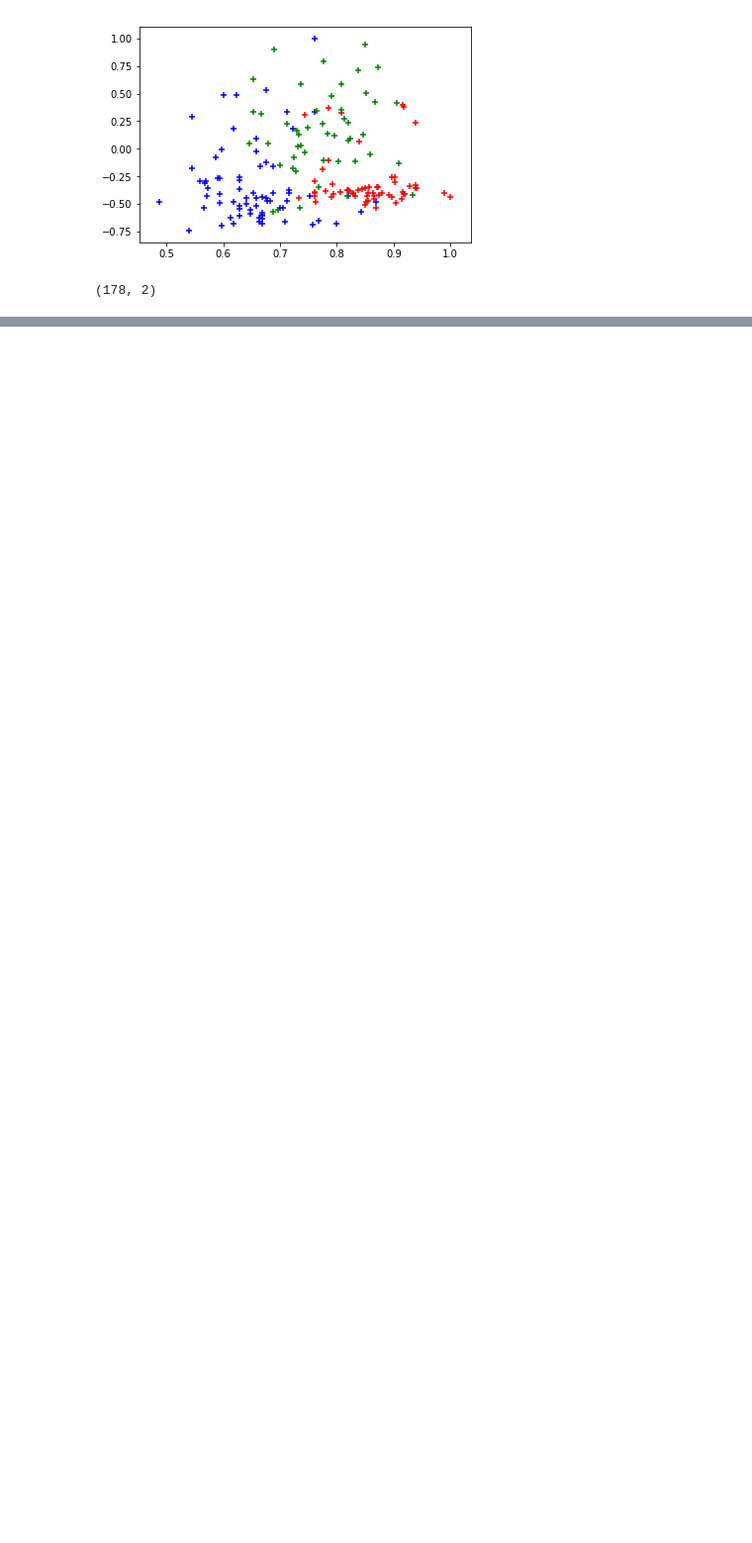
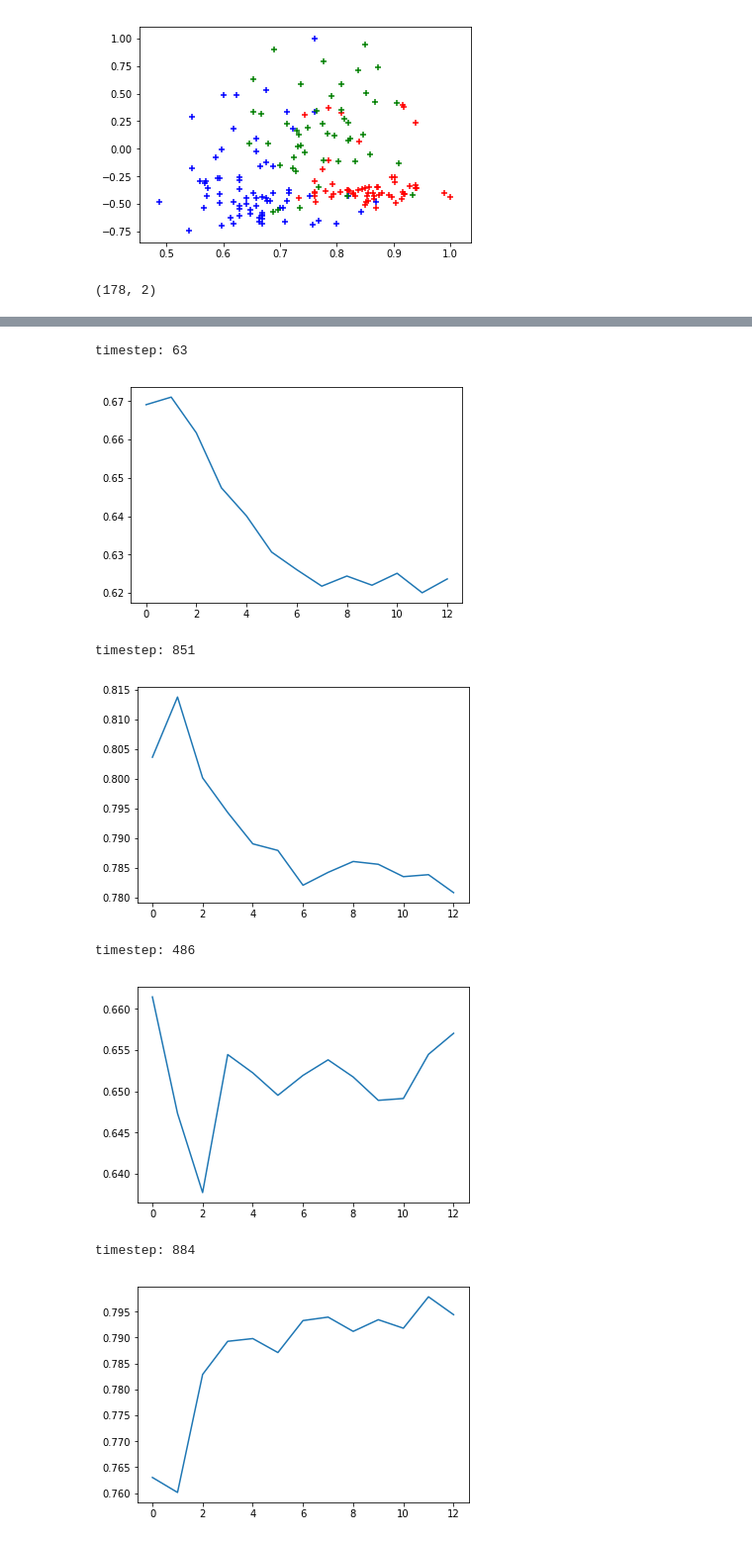
Before and after one commit to domdent/TheGrandTour, a Jupyter notebook: DecisionTree.ipynb, the cells around one changed output, grey strips where cells are left out. Shown at 99% size. Cells and saved outputs as stored; diff of their text form; code cells hidden in the pictures; blank space fills up the shorter version.

```diff
--- a/DecisionTree.ipynb
+++ b/DecisionTree.ipynb
@@ -332,0 +361,58 @@ for j in range(2, 15):
+# %%
+import random
+timestep = random.sample(range(0, 999), 30)
+
+best_depth_list = []
+
+for t in timestep:
+
+    xData = tData[t][0]
+    yData = tData[t][1]
+    nData = np.vstack((xData, yData)).T
+
+    test_accuracy = []
+    total_accuracy = []
+
+    best_depth = 0
+    best_depth_score = 0
+
+    for j in range(2, 15):
+        test_acc = []
+        total_acc = []
+        for i in range(1000):
+            X_train, X_test, y_train, y_test = train_test_split(nData,
+                                                                classification,
+                                                                test_size=0.20)
+
+            clf = DecisionTreeClassifier(max_depth=j)
+            clf.fit(X_train, y_train)
+
+            y_pred = clf.predict(X_test)
+
+            conf_mat = confusion_matrix(y_test, y_pred)
+            total_sum = np.sum(conf_mat)
+            trace_sum = np.trace(conf_mat)
+            test_set_acc = trace_sum / total_sum
+            test_acc.append(test_set_acc)
+
+            score = clf.score(nData, classification)
+            total_acc.append(score)
+
+        if best_depth_score < np.mean(test_acc):
+            best_depth = j
+
+        test_accuracy.append(np.mean(test_acc))
+    print("timestep: " + str(t))
+    plt.plot(test_accuracy)
+    plt.show()
+
+    best_depth_list.append(best_depth)
+# %% [output]
+timestep: 63
+[figure, added]
+timestep: 851
+[figure, added]
+timestep: 486
+[figure, added]
+timestep: 884
+[figure, added]
```
Also changed, not shown: parts of 9 cells of this notebook.
